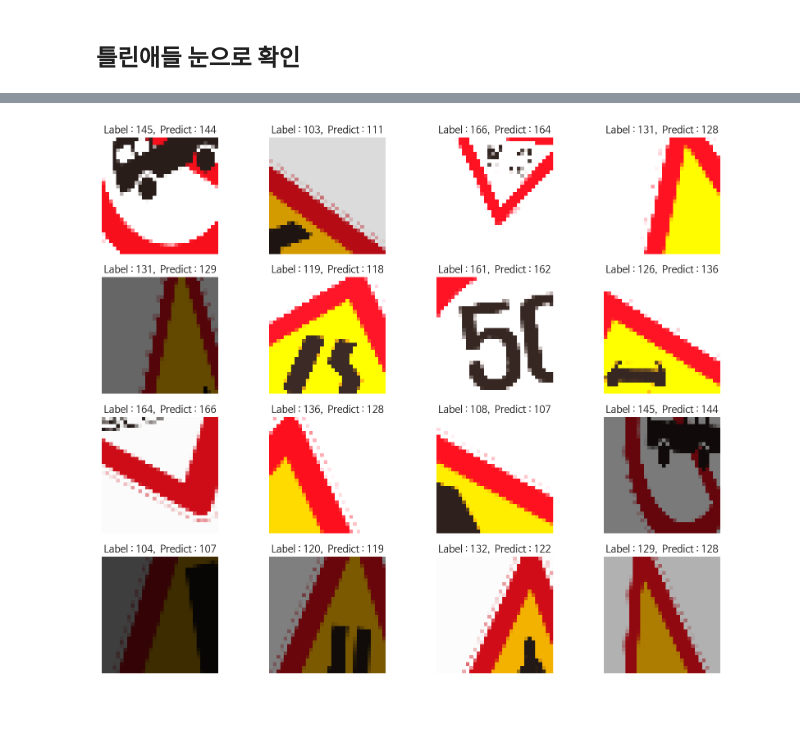
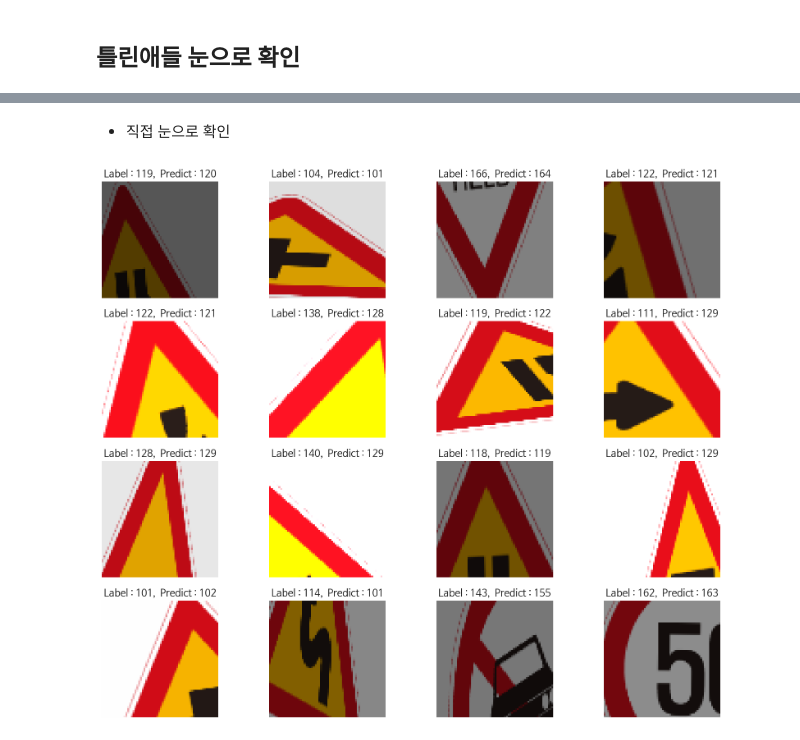
Before and after one commit to HowardHowonYu/traffic-sign-recognition, a Jupyter notebook: trafic_sign.ipynb, the cells around one changed output, grey strips where cells are left out. Cells and saved outputs as stored; diff of their text form; code cells hidden in the pictures; blank space fills up the shorter version.

```diff
--- a/trafic_sign.ipynb
+++ b/trafic_sign.ipynb
@@ -68,8 +73,8 @@ caltech_dir = "./traffic_image/"
 categories = labels
 nb_classes = len(labels)
 
-image_w = 32
-image_h = 32
+image_w = 64
+image_h = 64
 
 pixels = image_h * image_w * 3
 
@@ -97,8 +102,6 @@ for idx, cat in enumerate(categories):
 
 X = np.array(X)
 y = np.array(y)
-#1 0 0 0 이면 airplanes
-#0 1 0 0 이면 buddha 이런식
 # %% [output]
 101  파일 길이 :  1000
 102  파일 길이 :  1000
@@ -357,12 +305,14 @@ samples
+# %% [markdown]
+- 직접 눈으로 확인
 # %%
 plt.figure(figsize=(14,12))
 
 for idx, n in enumerate(samples):
     plt.subplot(4, 4, idx+1)
-    plt.imshow(X_test[n].reshape(32,32,3), cmap='Greys', interpolation='nearest')
+    plt.imshow(X_test[n].reshape(64,64,3), cmap='Greys', interpolation='nearest')
     plt.title('Label : ' + str(y_labels[n] + 101 ) + ',  Predict : ' + str(predicted_labels[n] + 101))
     plt.axis('off')
 
 plt.show()
 # %% [output]
-[figure, old version]
+[figure, new version]
```
Also changed, not shown: parts of 35 cells of this notebook, 1 other file.
